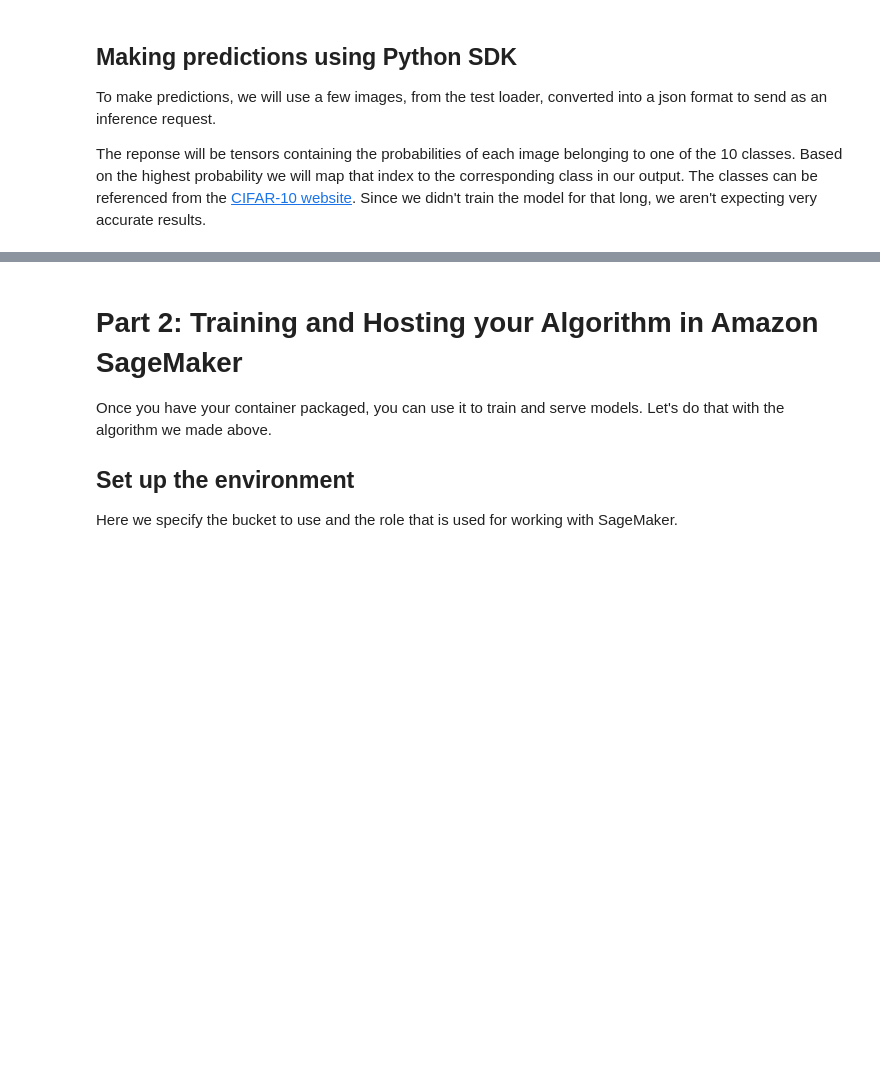
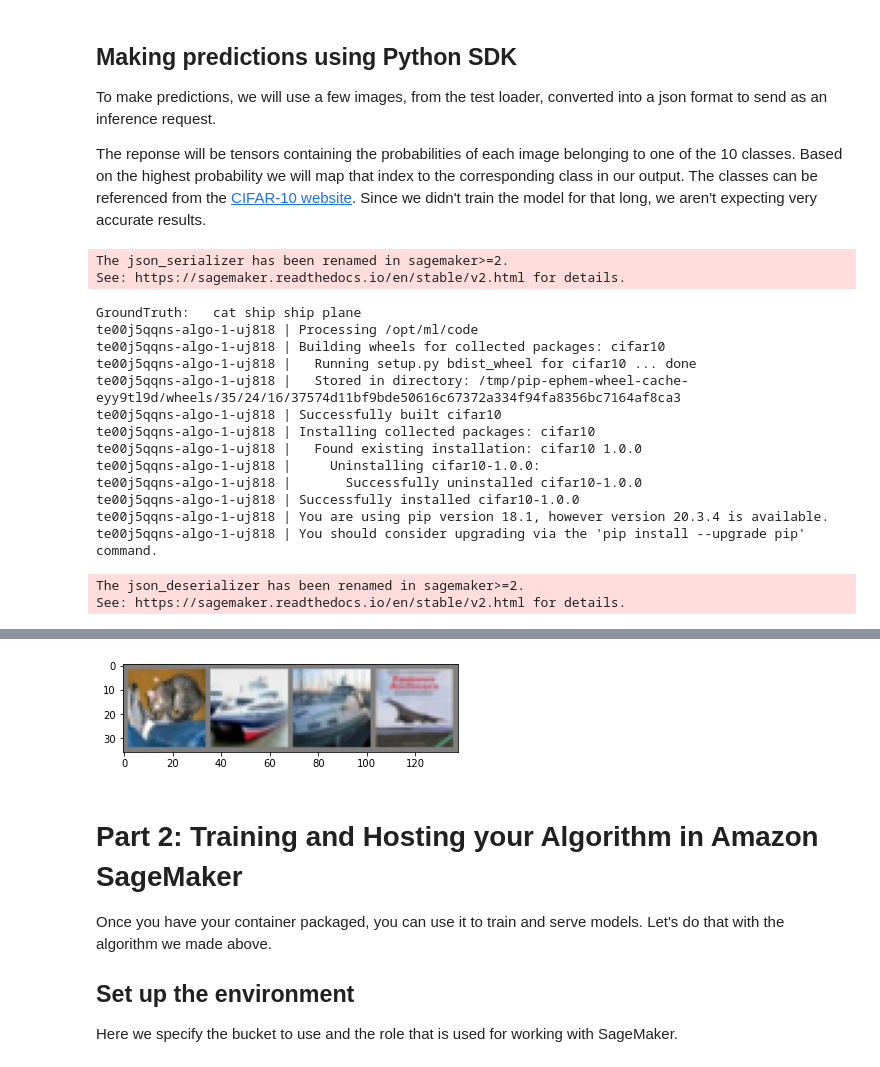
Before and after one commit to Amirosimani/workshop_10062021, a Jupyter notebook: day_2/pytorch_extending_our_containers/pytorch_extending_our_containers.ipynb, the cells around one changed output, grey strips where cells are left out. Saved outputs shown, nothing was run; the diff lists cells and outputs as text; code cells hidden in the pictures; blank space fills up the shorter version.

```diff
--- a/day_2/pytorch_extending_our_containers/pytorch_extending_our_containers.ipynb
+++ b/day_2/pytorch_extending_our_containers/pytorch_extending_our_containers.ipynb
@@ -396,8 +396,8 @@ images, labels = dataiter.next()
 imshow(torchvision.utils.make_grid(images))
 print("GroundTruth: ", " ".join("%4s" % classes[labels[j]] for j in range(4)))
 
-predictor.accept = "application/json"
-predictor.content_type = "application/json"
+# predictor.accept = "application/json"
+# predictor.content_type = "application/json"
 
 predictor.serializer = json_serializer
 predictor.deserializer = json_deserializer
@@ -407,3 +407,21 @@ outputs = predictor.predict(images.numpy())
 _, predicted = torch.max(torch.from_numpy(np.array(outputs)), 1)
 
 print("Predicted: ", " ".join("%4s" % classes[predicted[j]] for j in range(4)))
+# %% [output]
+The json_serializer has been renamed in sagemaker>=2.
+See: https://sagemaker.readthedocs.io/en/stable/v2.html for details.
+GroundTruth:   cat ship ship plane
+te00j5qqns-algo-1-uj818 | Processing /opt/ml/code
+te00j5qqns-algo-1-uj818 | Building wheels for collected packages: cifar10
+te00j5qqns-algo-1-uj818 |   Running setup.py bdist_wheel for cifar10 ... done
+te00j5qqns-algo-1-uj818 |   Stored in directory: /tmp/pip-ephem-wheel-cache-eyy9tl9d/wheels/35/24/16/37574d11bf9bde50616c67372a334f94fa8356bc7164af8ca3
+te00j5qqns-algo-1-uj818 | Successfully built cifar10
+te00j5qqns-algo-1-uj818 | Installing collected packages: cifar10
+te00j5qqns-algo-1-uj818 |   Found existing installation: cifar10 1.0.0
+te00j5qqns-algo-1-uj818 |     Uninstalling cifar10-1.0.0:
+te00j5qqns-algo-1-uj818 |       Successfully uninstalled cifar10-1.0.0
+te00j5qqns-algo-1-uj818 | Successfully installed cifar10-1.0.0
+te00j5qqns-algo-1-uj818 | You are using pip version 18.1, however version 20.3.4 is available.
+te00j5qqns-algo-1-uj818 | You should consider upgrading via the 'pip install --upgrade pip' command.
+The json_deserializer has been renamed in sagemaker>=2.
+See: https://sagemaker.readthedocs.io/en/stable/v2.html for details.
@@ -410,3 +430,4 @@ print("Predicted: ", " ".join("%4s" % classes[predicted[j]] for j in range(4)))
+[figure, added]
 # %%
 predictor.delete_endpoint()
 # %% [markdown]
```
Also changed, not shown: parts of 4 cells of this notebook.
